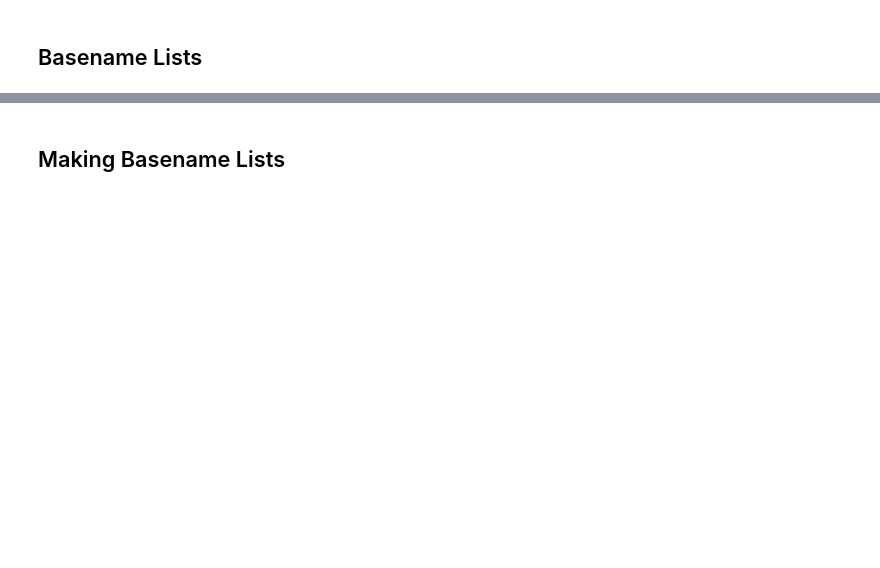
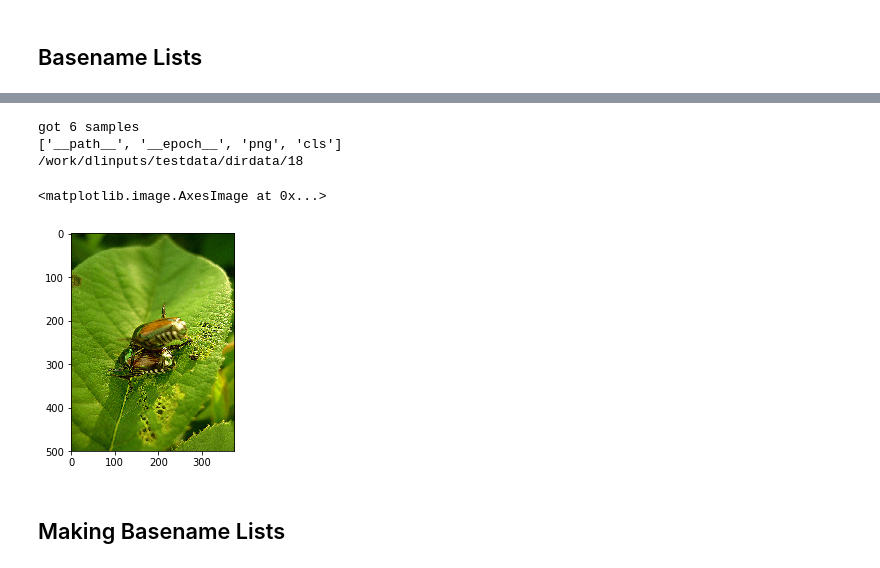
Before and after one commit to NVlabs/dlinputs, a Jupyter notebook: intro-to-dlinputs.ipynb, the cells around one changed output, grey strips where cells are left out. Cells and saved outputs as stored; diff of their text form; code cells hidden in the pictures; blank space fills up the shorter version.

Commit message:
fixed most of intro-to-dlinputs.ipynb

```diff
--- a/intro-to-dlinputs.ipynb
+++ b/intro-to-dlinputs.ipynb
@@ -38,10 +47,16 @@ imshow(sample["png"])
 # %%
 data = dli.itbasenames("testdata/dirdata.list", "png,cls", size=6) | \
-       dli.itmap(png=dli.pilreads, cls=int)
+       dli.itmap(png=dli.pilrgb, cls=int)
 sample = data.next()
 print sample.keys()
 print sample["__path__"]
 imshow(sample["png"])
+# %% [output]
+got 6 samples
+['__path__', '__epoch__', 'png', 'cls']
+/work/dlinputs/testdata/dirdata/18
+<matplotlib.image.AxesImage at 0x...>
+[figure, added]
 # %% [markdown]
 ## Making Basename Lists
 # %%
```
Also changed, not shown: parts of 31 cells of this notebook, 1 other file.
